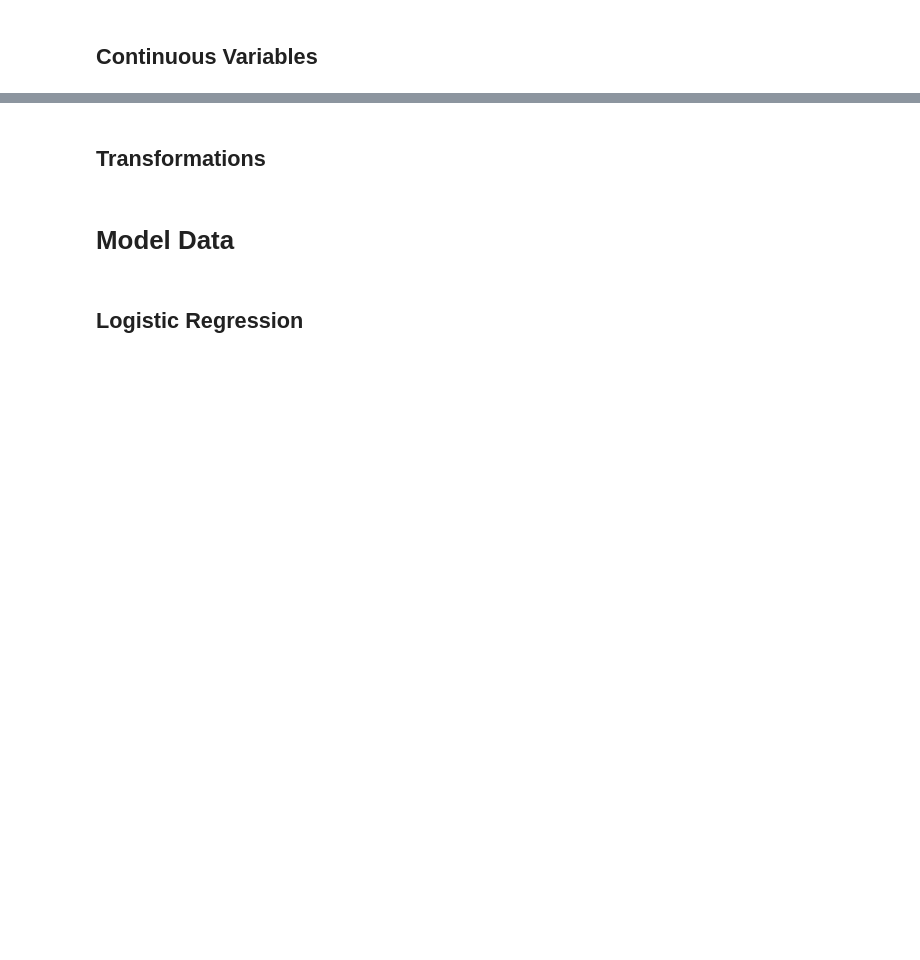
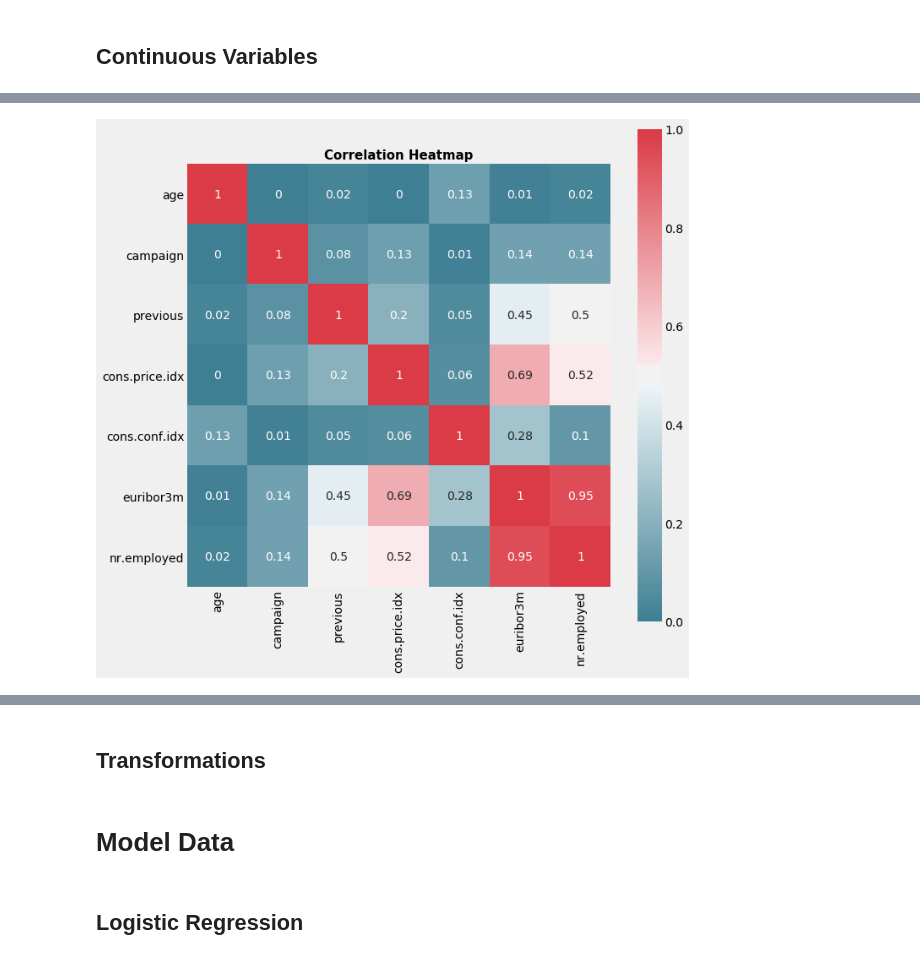
Before and after one commit to JaHerbas/bank-marketing-classification, a Jupyter notebook: Mod5_Project_Bank_Marketing_Classifier.ipynb, the cells around one changed output, grey strips where cells are left out. Cells and saved outputs as stored; diff of their text form; code cells hidden in the pictures; blank space fills up the shorter version.

```diff
--- a/Mod5_Project_Bank_Marketing_Classifier.ipynb
+++ b/Mod5_Project_Bank_Marketing_Classifier.ipynb
@@ -328,0 +650,12 @@ y :  2
+# %%
+
+correlation = abs(round(cont_data.drop(columns=['emp.var.rate']).corr(), 2))
+f, ax = plt.subplots(figsize=(10, 10))
+sns.heatmap(correlation,
+            annot= True,
+            square= True,
+            cmap =sns.diverging_palette(220, 10, as_cmap=True))
+plt.title('Correlation Heatmap',fontweight='bold',fontsize=15)
+plt.show();
+# %% [output]
+[figure, added]
```
Also changed, not shown: parts of 60 cells of this notebook.
